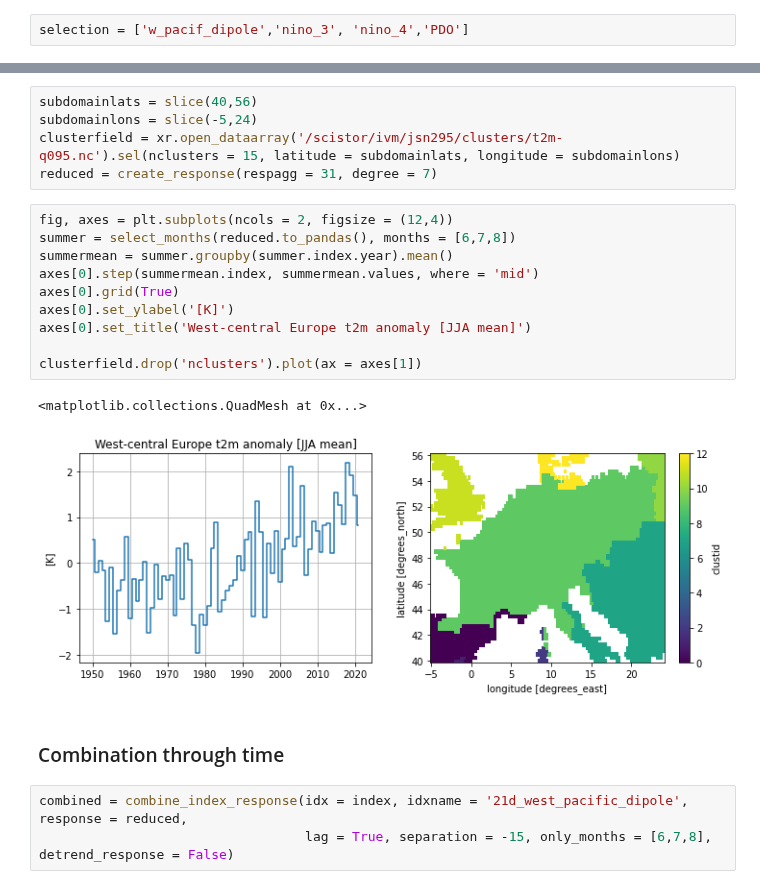
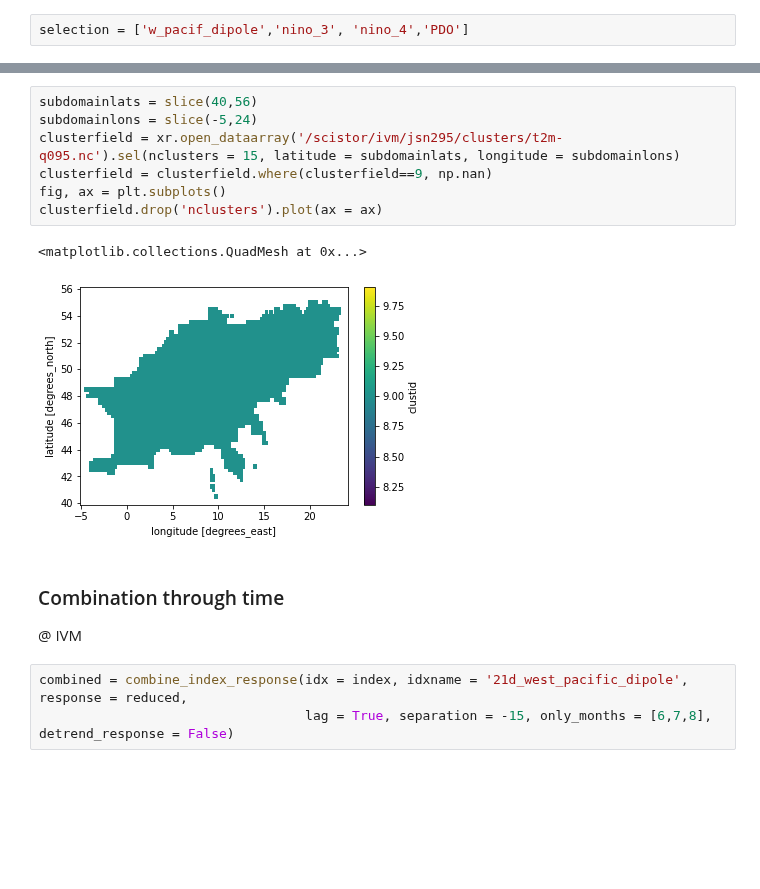
Before and after one commit to chiemvs/telegates, a Jupyter notebook: notebooks/Main_plots.ipynb, the cells around one changed output, grey strips where cells are left out. Saved outputs shown, nothing was run; the diff lists cells and outputs as text; blank space fills up the shorter version.

```diff
--- a/notebooks/Main_plots.ipynb
+++ b/notebooks/Main_plots.ipynb
@@ -123,23 +152,16 @@ for i, var1 in enumerate(selection):
 # %%
 subdomainlats = slice(40,56)
 subdomainlons = slice(-5,24)
 clusterfield = xr.open_dataarray('/scistor/ivm/jsn295/clusters/t2m-q095.nc').sel(nclusters = 15, latitude = subdomainlats, longitude = subdomainlons)
-reduced = create_response(respagg = 31, degree = 7)
+clusterfield = clusterfield.where(clusterfield==9, np.nan)
+fig, ax = plt.subplots()
+clusterfield.drop('nclusters').plot(ax = ax)
+# %% [output]
+<matplotlib.collections.QuadMesh at 0x...>
+[figure, added]
-# %%
-fig, axes = plt.subplots(ncols = 2, figsize = (12,4))
-summer = select_months(reduced.to_pandas(), months = [6,7,8])
-summermean = summer.groupby(summer.index.year).mean()
-axes[0].step(summermean.index, summermean.values, where = 'mid')
-axes[0].grid(True)
-axes[0].set_ylabel('[K]')
-axes[0].set_title('West-central Europe t2m anomaly [JJA mean]')
-
-clusterfield.drop('nclusters').plot(ax = axes[1])
-# %% [output]
-<matplotlib.collections.QuadMesh at 0x...>
-[figure, removed]
 # %% [markdown]
 ### Combination through time
+@ IVM
 # %%
 combined = combine_index_response(idx = index, idxname = '21d_west_pacific_dipole', response = reduced,
                                   lag = True, separation = -15, only_months = [6,7,8], detrend_response = False)
```
Also changed, not shown: parts of 22 cells of this notebook, 6 other files.
